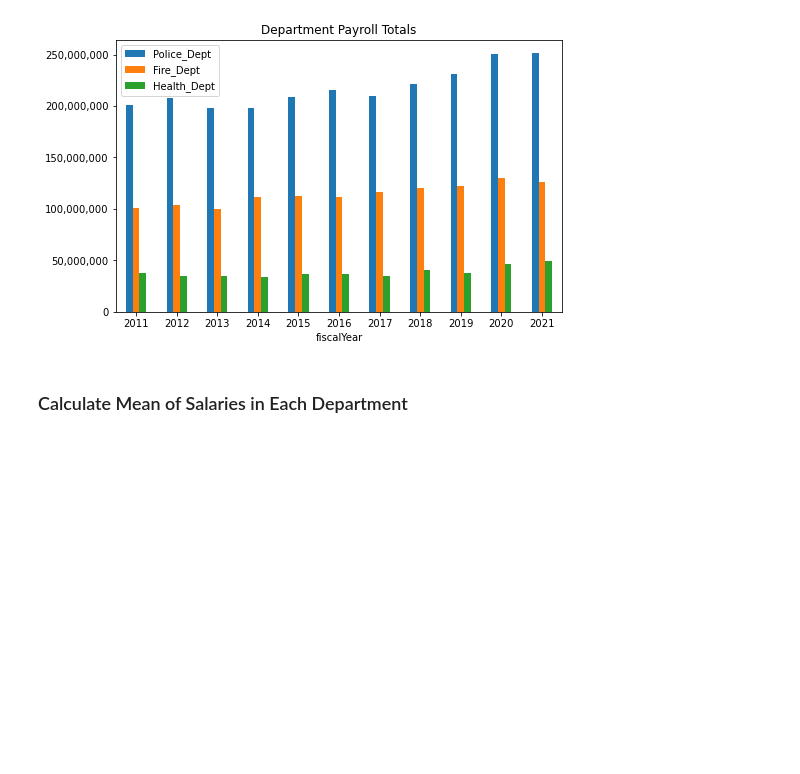
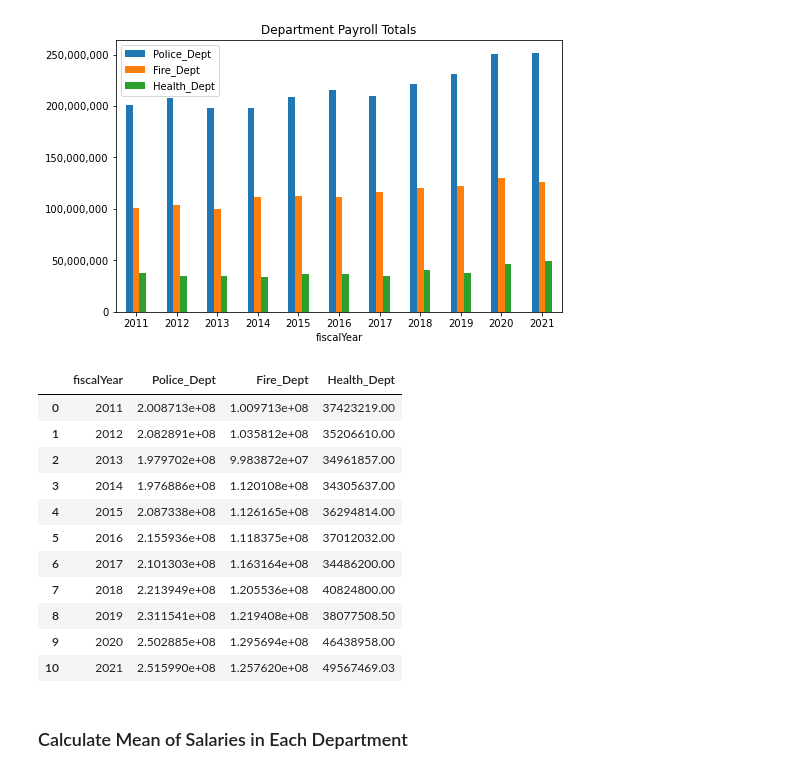
Before and after one commit to NazarMohl/Baltimore_City_Salary_Forecast, a Jupyter notebook: Baltimore_City_Employee_Salary_Forecast.ipynb, the cells around one changed output. Cells and saved outputs as stored; diff of their text form; code cells hidden in the pictures; blank space fills up the shorter version.

```diff
--- a/Baltimore_City_Employee_Salary_Forecast.ipynb
+++ b/Baltimore_City_Employee_Salary_Forecast.ipynb
@@ -416,6 +431,21 @@ ax.set_title('Department Payroll Totals')
 plt.savefig('./images/Department_Payroll_Totals(Bar).png',bbox_inches='tight');
 # %% [output]
 [figure]
+# %%
+df_pay_sum
+# %% [output]
+|  | fiscalYear | Police_Dept | Fire_Dept | Health_Dept |
+| 0 | 2011 | 2.008713e+08 | 1.009713e+08 | 37423219.00 |
+| 1 | 2012 | 2.082891e+08 | 1.035812e+08 | 35206610.00 |
+| 2 | 2013 | 1.979702e+08 | 9.983872e+07 | 34961857.00 |
+| 3 | 2014 | 1.976886e+08 | 1.120108e+08 | 34305637.00 |
+| 4 | 2015 | 2.087338e+08 | 1.126165e+08 | 36294814.00 |
+| 5 | 2016 | 2.155936e+08 | 1.118375e+08 | 37012032.00 |
+| 6 | 2017 | 2.101303e+08 | 1.163164e+08 | 34486200.00 |
+| 7 | 2018 | 2.213949e+08 | 1.205536e+08 | 40824800.00 |
+| 8 | 2019 | 2.311541e+08 | 1.219408e+08 | 38077508.50 |
+| 9 | 2020 | 2.502885e+08 | 1.295694e+08 | 46438958.00 |
+| 10 | 2021 | 2.515990e+08 | 1.257620e+08 | 49567469.03 |
 # %% [markdown]
 ### Calculate Mean of Salaries in Each Department
 # %%
```
Also changed, not shown: parts of 8 cells of this notebook.
